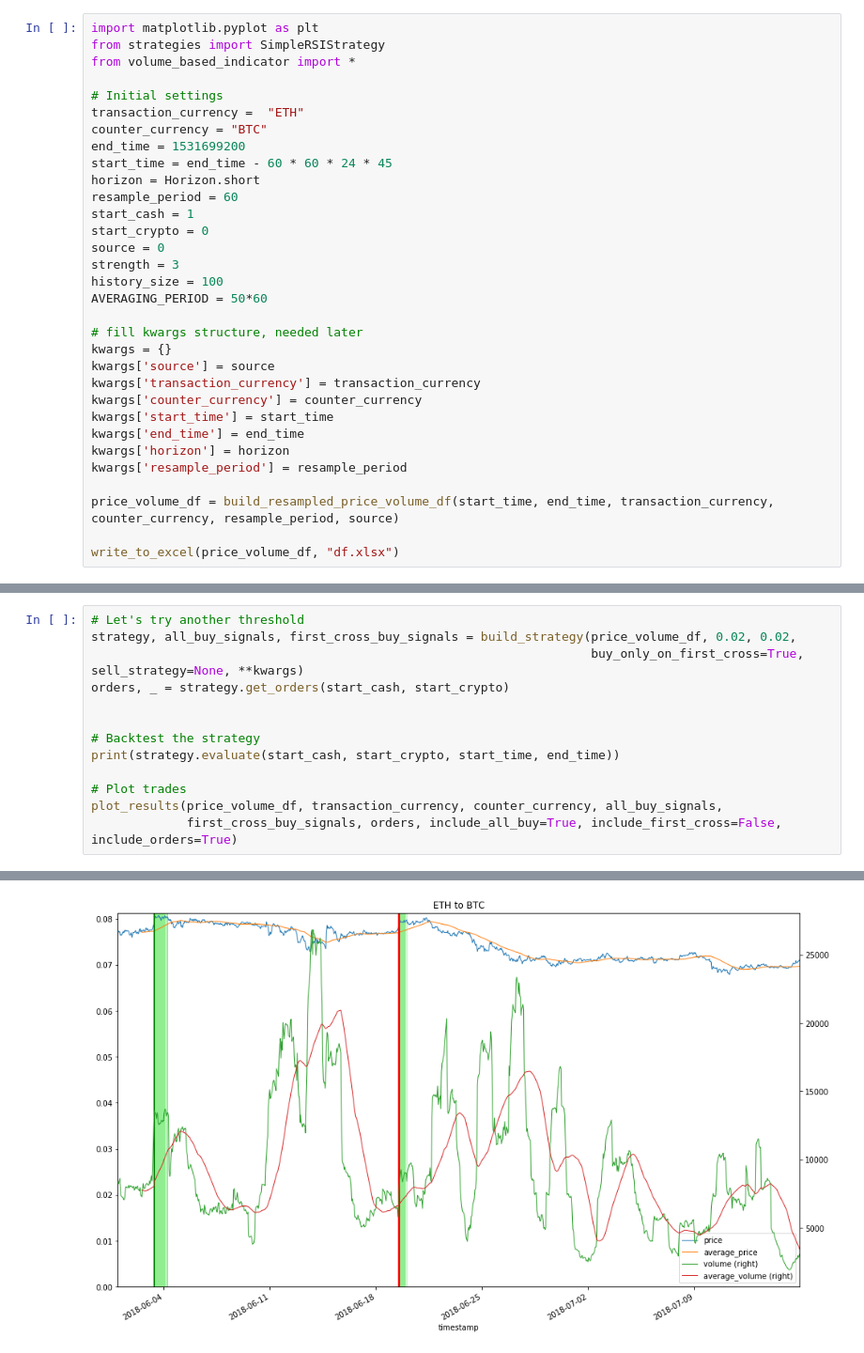
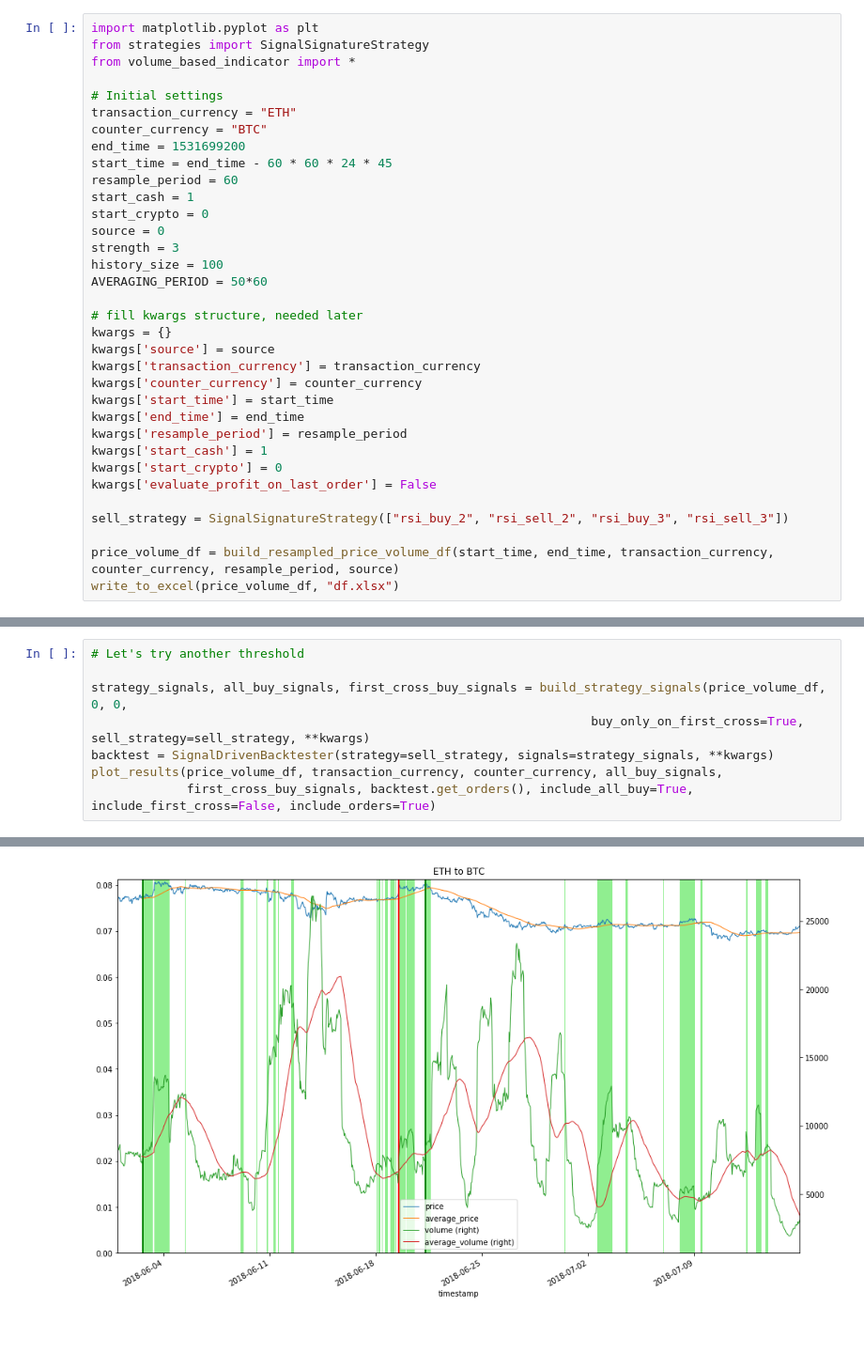
Before and after one commit to IntelligentTrading/science, a Jupyter notebook: backtesting/volume_based_indicator.ipynb, the cells around one changed output, grey strips where cells are left out. Shown at 94% size. Cells and saved outputs as stored; diff of their text form.

```diff
--- a/backtesting/volume_based_indicator.ipynb
+++ b/backtesting/volume_based_indicator.ipynb
@@ -1,14 +1,13 @@
 # %%
 import matplotlib.pyplot as plt
-from strategies import SimpleRSIStrategy
+from strategies import SignalSignatureStrategy
 from volume_based_indicator import *
 
 # Initial settings
-transaction_currency =  "ETH"
+transaction_currency = "ETH"
 counter_currency = "BTC"
 end_time = 1531699200
 start_time = end_time - 60 * 60 * 24 * 45
-horizon = Horizon.short
 resample_period = 60
 start_cash = 1
 start_crypto = 0
@@ -24,10 +23,13 @@ kwargs['transaction_currency'] = transaction_currency
 kwargs['counter_currency'] = counter_currency
 kwargs['start_time'] = start_time
 kwargs['end_time'] = end_time
-kwargs['horizon'] = horizon
 kwargs['resample_period'] = resample_period
+kwargs['start_cash'] = 1
+kwargs['start_crypto'] = 0
+kwargs['evaluate_profit_on_last_order'] = False
+
+sell_strategy = SignalSignatureStrategy(["rsi_buy_2", "rsi_sell_2", "rsi_buy_3", "rsi_sell_3"])
 
 price_volume_df = build_resampled_price_volume_df(start_time, end_time, transaction_currency, counter_currency, resample_period, source)
-
 write_to_excel(price_volume_df, "df.xlsx")
 # %% [output]
@@ -89,15 +85,10 @@ price_volume_df
 1081 rows × 4 columns
 # %%
 # Let's try another threshold
-strategy, all_buy_signals, first_cross_buy_signals = build_strategy(price_volume_df, 0.02, 0.02,
-                                                                    buy_only_on_first_cross=True, sell_strategy=None, **kwargs)
-orders, _ = strategy.get_orders(start_cash, start_crypto)
 
-
-# Backtest the strategy
-print(strategy.evaluate(start_cash, start_crypto, start_time, end_time))
-
-# Plot trades
+strategy_signals, all_buy_signals, first_cross_buy_signals = build_strategy_signals(price_volume_df, 0, 0,
+                                                                    buy_only_on_first_cross=True, sell_strategy=sell_strategy, **kwargs)
+backtest = SignalDrivenBacktester(strategy=sell_strategy, signals=strategy_signals, **kwargs)
 plot_results(price_volume_df, transaction_currency, counter_currency, all_buy_signals,
-             first_cross_buy_signals, orders, include_all_buy=True, include_first_cross=False, include_orders=True)
+             first_cross_buy_signals, backtest.get_orders(), include_all_buy=True, include_first_cross=False, include_orders=True)
 # %% [output]
@@ -121,4 +112,4 @@ Profit: -1110.94 USDT
-[figure, old version]
+[figure, new version]
 # %%
 overbought_threshold = 95
 oversold_threshold = 25
```
Also changed, not shown: parts of 17 cells of this notebook, 3 other files.
